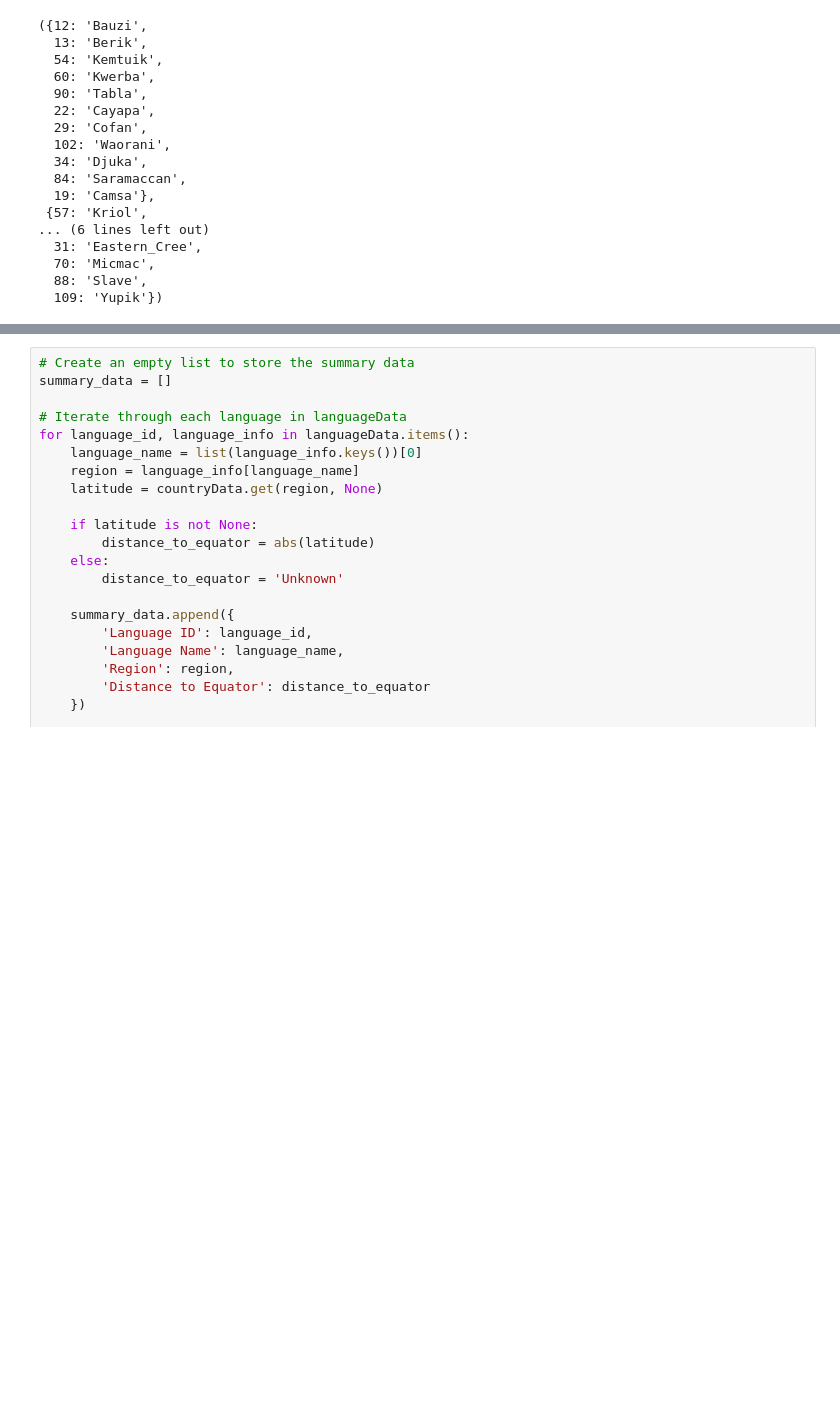
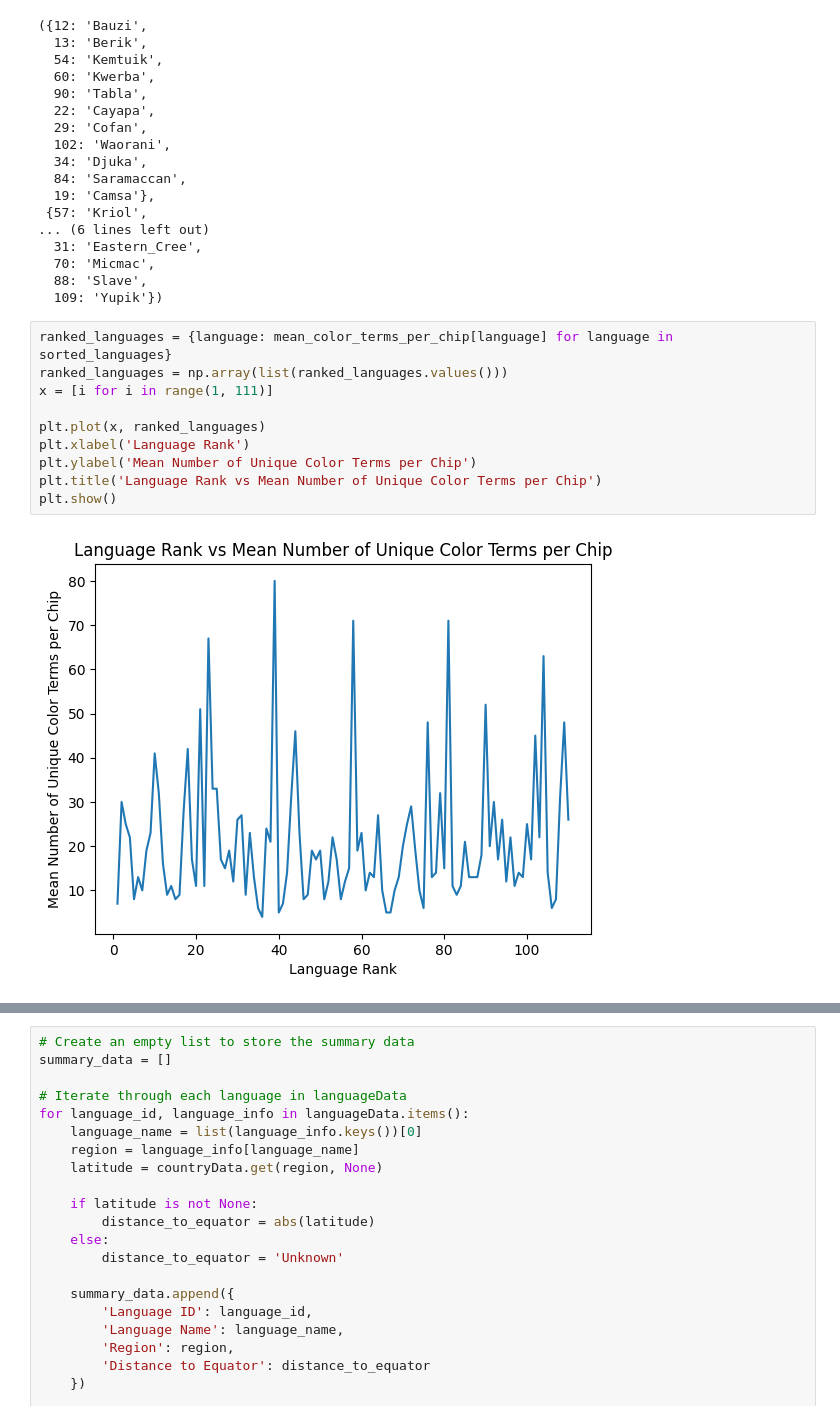
Before and after one commit to ezrarp/WCS_COG260, a Jupyter notebook: main.ipynb, the cells around one changed output, grey strips where cells are left out. Saved outputs shown, nothing was run; the diff lists cells and outputs as text; blank space fills up the shorter version.

Commit message:
added two figures

```diff
--- a/main.ipynb
+++ b/main.ipynb
@@ -145,3 +145,15 @@ closest_languages_names, furthest_languages_names
   70: 'Micmac',
   88: 'Slave',
   109: 'Yupik'})
+# %%
+ranked_languages = {language: mean_color_terms_per_chip[language] for language in sorted_languages}
+ranked_languages = np.array(list(ranked_languages.values()))
+x = [i for i in range(1, 111)]
+
+plt.plot(x, ranked_languages)
+plt.xlabel('Language Rank')
+plt.ylabel('Mean Number of Unique Color Terms per Chip')
+plt.title('Language Rank vs Mean Number of Unique Color Terms per Chip')
+plt.show()
+# %% [output]
+[figure, added]
```
Also changed, not shown: parts of 2 cells of this notebook.
